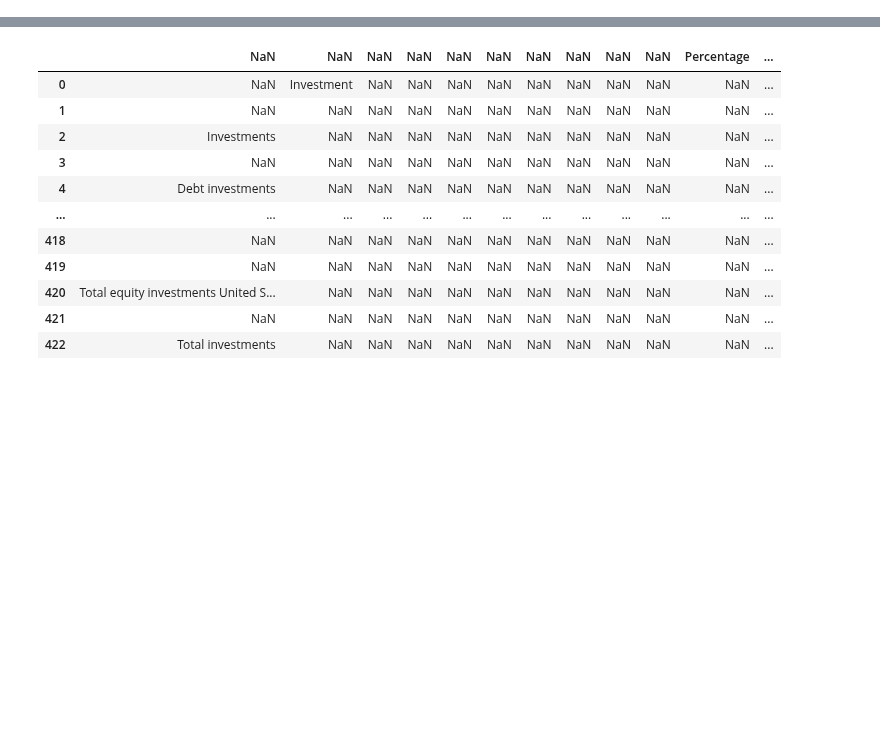
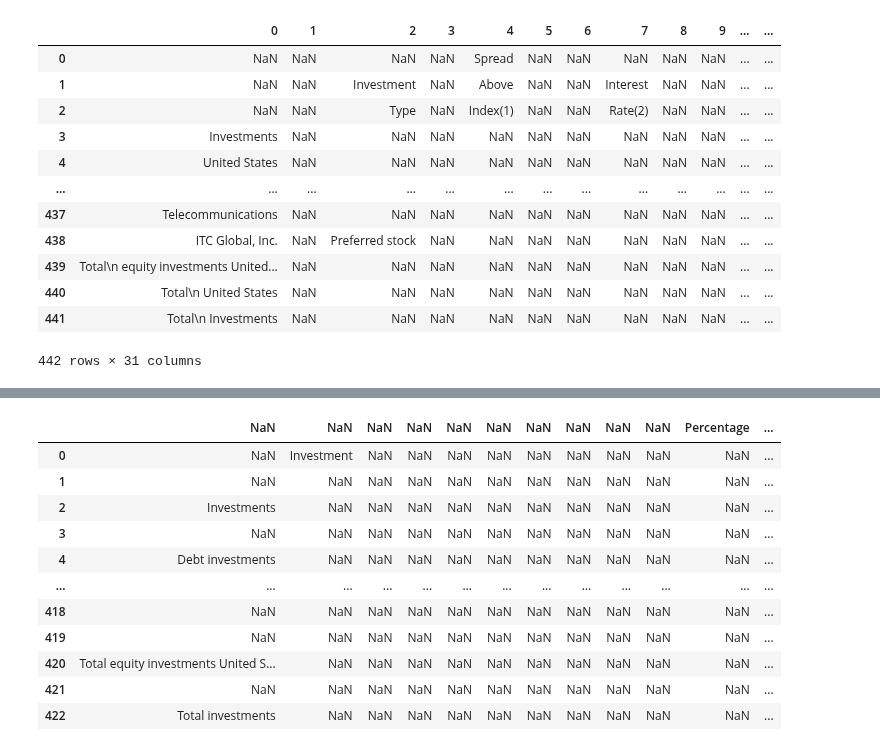
Before and after one commit to fuadh246/BDC_RA, a Jupyter notebook: GBDC/Code/process.ipynb, the cells around one changed output, grey strips where cells are left out. Drawn from its saved outputs; the diff is of its cells as text; code cells hidden in the pictures; blank space fills up the shorter version.

```diff
--- a/GBDC/Code/process.ipynb
+++ b/GBDC/Code/process.ipynb
@@ -40,3 +40,19 @@ DataFrame name: June 30 2023 : (1523, 76)
+# %%
+dataframes['December_31_2013']
+# %% [output]
+|  | 0 | 1 | 2 | 3 | 4 | 5 | 6 | 7 | 8 | 9 | ... | ... |
+| 0 | NaN | NaN | NaN | NaN | Spread | NaN | NaN | NaN | NaN | NaN | ... | ... |
+| 1 | NaN | NaN | Investment | NaN | Above | NaN | NaN | Interest | NaN | NaN | ... | ... |
+| 2 | NaN | NaN | Type | NaN | Index(1) | NaN | NaN | Rate(2) | NaN | NaN | ... | ... |
+| 3 | Investments | NaN | NaN | NaN | NaN | NaN | NaN | NaN | NaN | NaN | ... | ... |
+| 4 | United States | NaN | NaN | NaN | NaN | NaN | NaN | NaN | NaN | NaN | ... | ... |
+| ... | ... | ... | ... | ... | ... | ... | ... | ... | ... | ... | ... | ... |
+| 437 | Telecommunications | NaN | NaN | NaN | NaN | NaN | NaN | NaN | NaN | NaN | ... | ... |
+| 438 | ITC Global, Inc. | NaN | Preferred stock | NaN | NaN | NaN | NaN | NaN | NaN | NaN | ... | ... |
+| 439 | Total\n equity investments United... | NaN | NaN | NaN | NaN | NaN | NaN | NaN | NaN | NaN | ... | ... |
+| 440 | Total\n United States | NaN | NaN | NaN | NaN | NaN | NaN | NaN | NaN | NaN | ... | ... |
+| 441 | Total\n Investments | NaN | NaN | NaN | NaN | NaN | NaN | NaN | NaN | NaN | ... | ... |
+442 rows × 31 columns
 # %%
 def process_table_fun(soi_table_df, process_tables_shapes):
     print(1, 'shape:', soi_table_df.shape)
```
Also changed, not shown: parts of 6 cells of this notebook, 10 other files.
